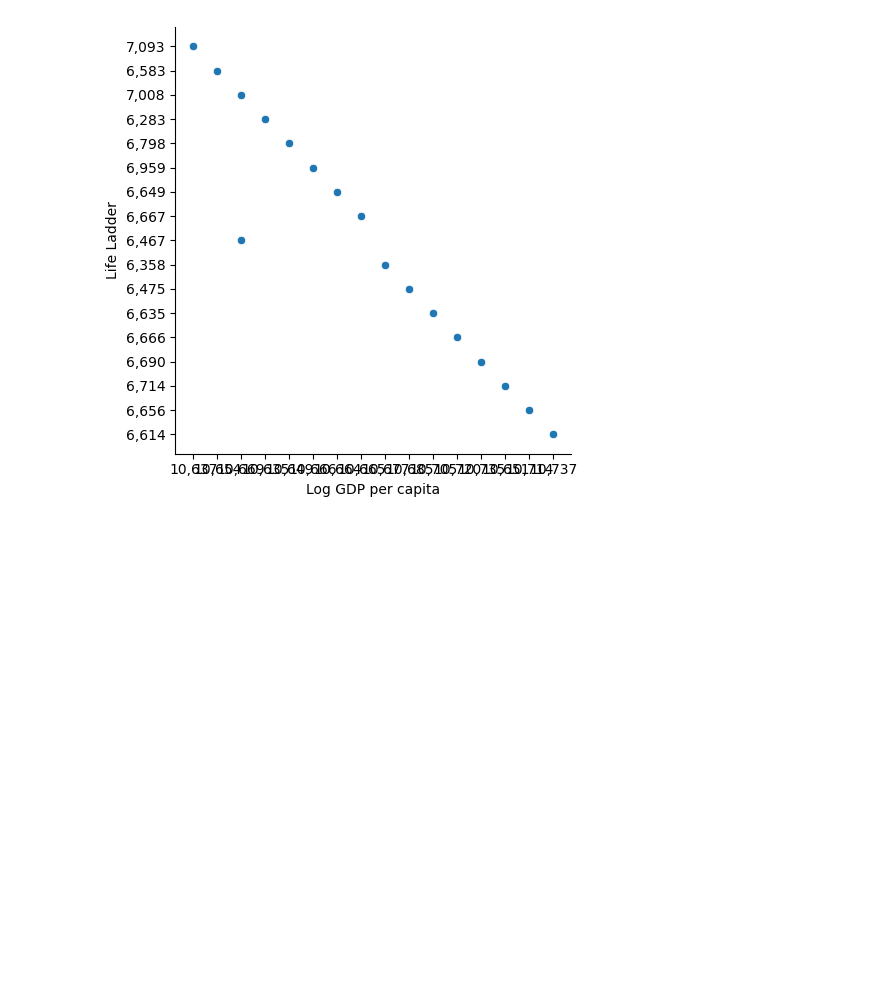
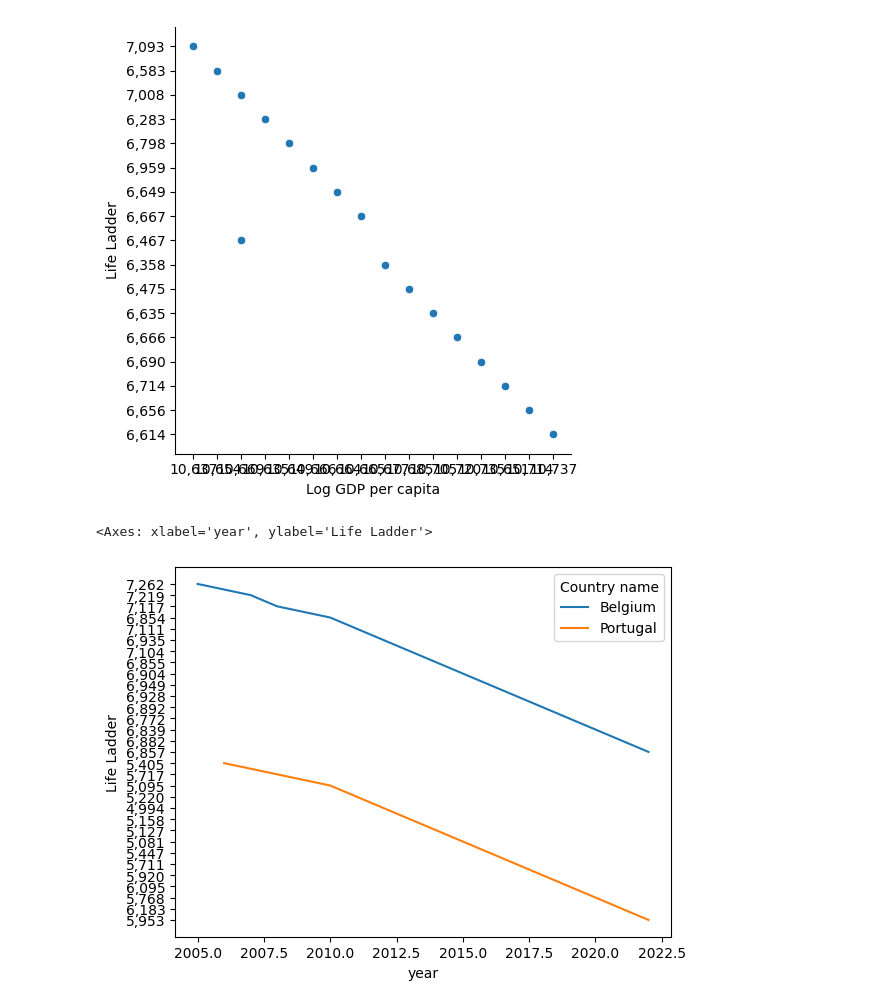
Before and after one commit to Aurelie-p23/pe-hackathon, a Jupyter notebook: Bonheur.ipynb, the cells around one changed output. Saved outputs shown, nothing was run; the diff lists cells and outputs as text; code cells hidden in the pictures; blank space fills up the shorter version.

```diff
--- a/Bonheur.ipynb
+++ b/Bonheur.ipynb
@@ -22,3 +24,7 @@ df_france = df[df["Country name"] == "France"]
+# %%
+pays = set (["Belgium", "Portugal"])
+# %%
+df_europe = df[df["Country name"].apply(lambda x: x in pays)]
 # %%
 df_france
 # %% [output]
@@ -47,3 +53,8 @@ sns.relplot(data=df_france, x='Log GDP per capita', y='Life Ladder')
 # %% [output]
 <seaborn.axisgrid.FacetGrid at 0x...>
 [figure]
+# %%
+sns.lineplot(data=df_europe, x='year', y='Life Ladder', hue = "Country name")
+# %% [output]
+<Axes: xlabel='year', ylabel='Life Ladder'>
+[figure, added]
```
Also changed, not shown: parts of 3 cells of this notebook.
